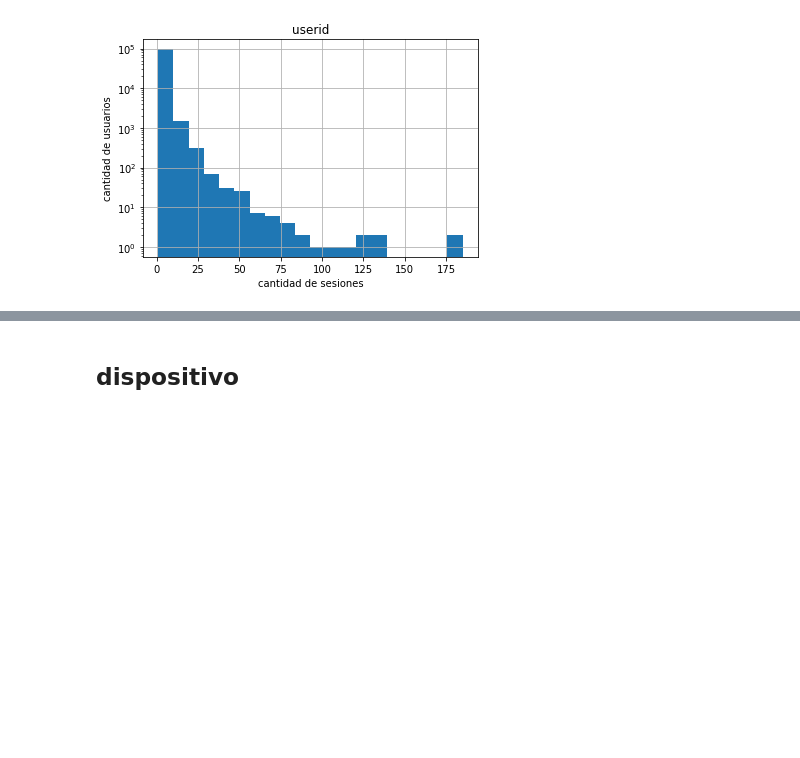
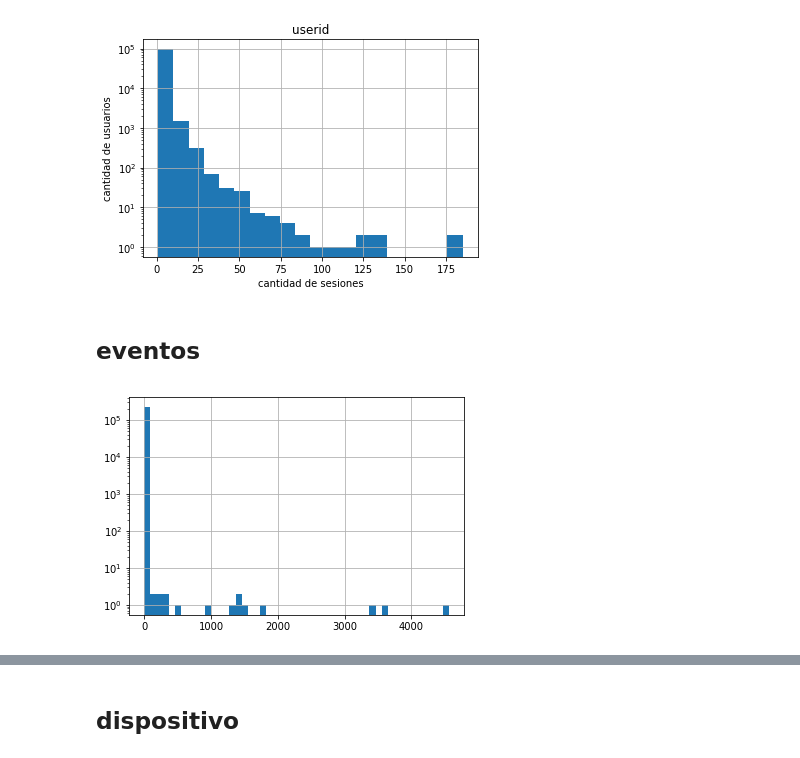
Before and after one commit to melik-data-challenges/despegar-challenge, a Jupyter notebook: notebooks/compra.ipynb, the cells around one changed output, grey strips where cells are left out. Saved outputs shown, nothing was run; the diff lists cells and outputs as text; code cells hidden in the pictures; blank space fills up the shorter version.

```diff
--- a/notebooks/compra.ipynb
+++ b/notebooks/compra.ipynb
@@ -93,3 +93,10 @@ plt.xlabel('cantidad de sesiones')
 plt.ylabel('cantidad de usuarios');
 # %% [output]
 [figure]
+# %% [markdown]
+## eventos
+# %%
+df.search.hist(bins=50)
+plt.yscale('log')
+# %% [output]
+[figure, added]
```
Also changed, not shown: parts of 3 cells of this notebook.
